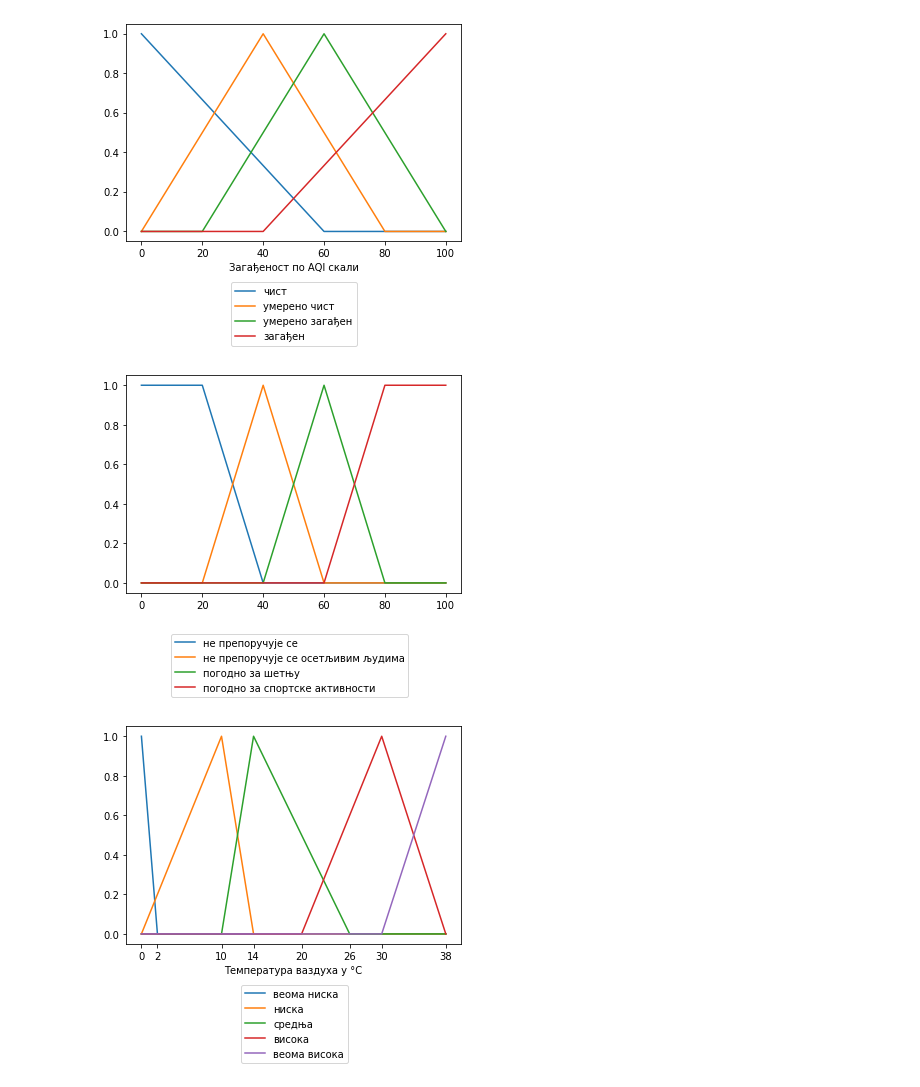
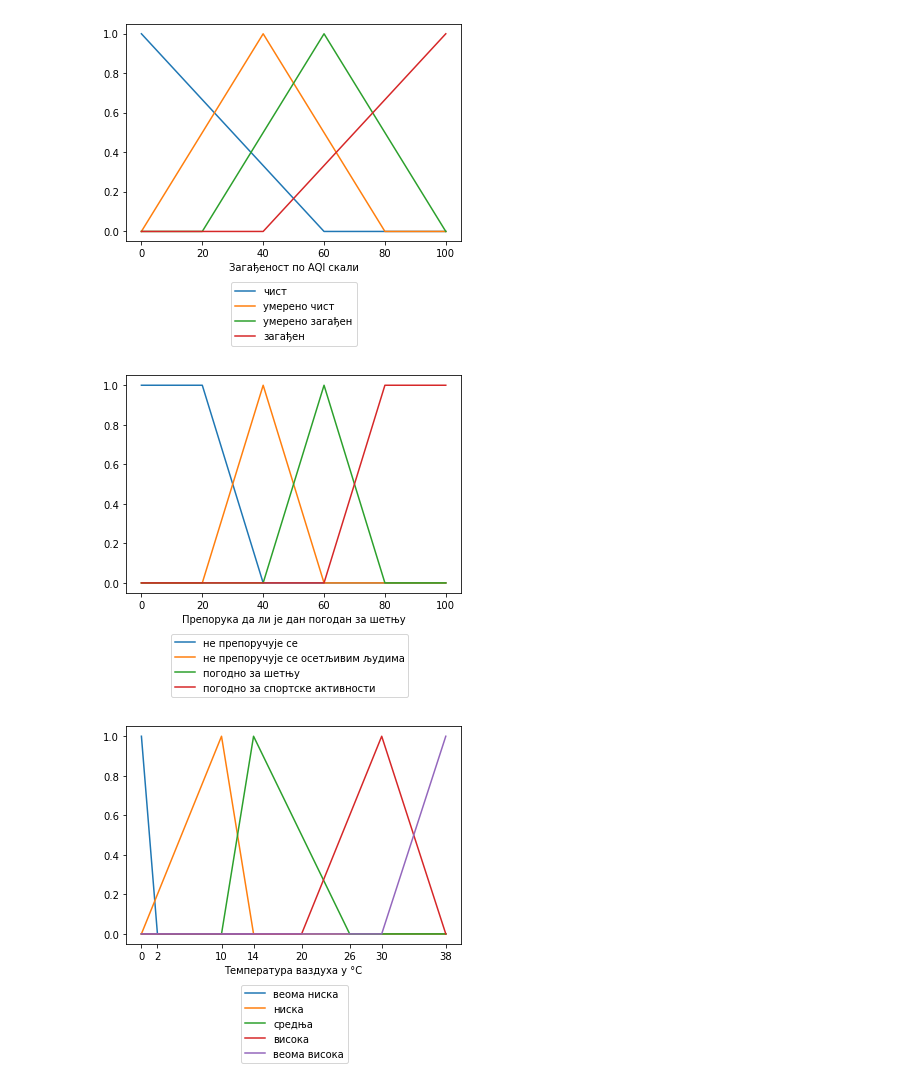
Before and after one commit to bozzano101/FuzzyGreenhouse, a Jupyter notebook: Support/PythonScripts/Diagrami.ipynb, the cells around one changed output. Drawn from its saved outputs; the diff is of its cells as text; code cells hidden in the pictures.

```diff
--- a/Support/PythonScripts/Diagrami.ipynb
+++ b/Support/PythonScripts/Diagrami.ipynb
@@ -121,26 +121,27 @@ plt.show()
 # %%
 ## PRIMER ZA TEZU: Izlaz
 
 import matplotlib.pyplot as plt
 import numpy as np
 import math
 
 x = [0,20,40,60,80,100]
 y_ne_preporucuje = [1,1,0,0,0,0]
 y_ne_preporucuje_osetljivim = [0,0,1,0,0,0]
 y_pogodno_za_setnju = [0,0,0,1,0,0]
 y_pogodno_za_sportske_aktivnosti = [0,0,0,0,1,1]
 
 plt.plot(x,y_ne_preporucuje, label='не препоручује се')
 plt.plot(x,y_ne_preporucuje_osetljivim, label='не препоручује се осетљивим људима')
 plt.plot(x,y_pogodno_za_setnju, label='погодно за шетњу')
 plt.plot(x,y_pogodno_za_sportske_aktivnosti, label='погодно за спортске активности')
 
+plt.xlabel(r'Препорука да ли је дан погодан за шетњу')
 plt.legend(bbox_to_anchor=(0.79, 0),
            bbox_transform=plt.gcf().transFigure)
 plt.show()
 # %% [output]
-[figure, old version]
+[figure, new version]
 # %%
 ## SETUP: Temperatura
 
```
Also changed, not shown: 2 other files.
